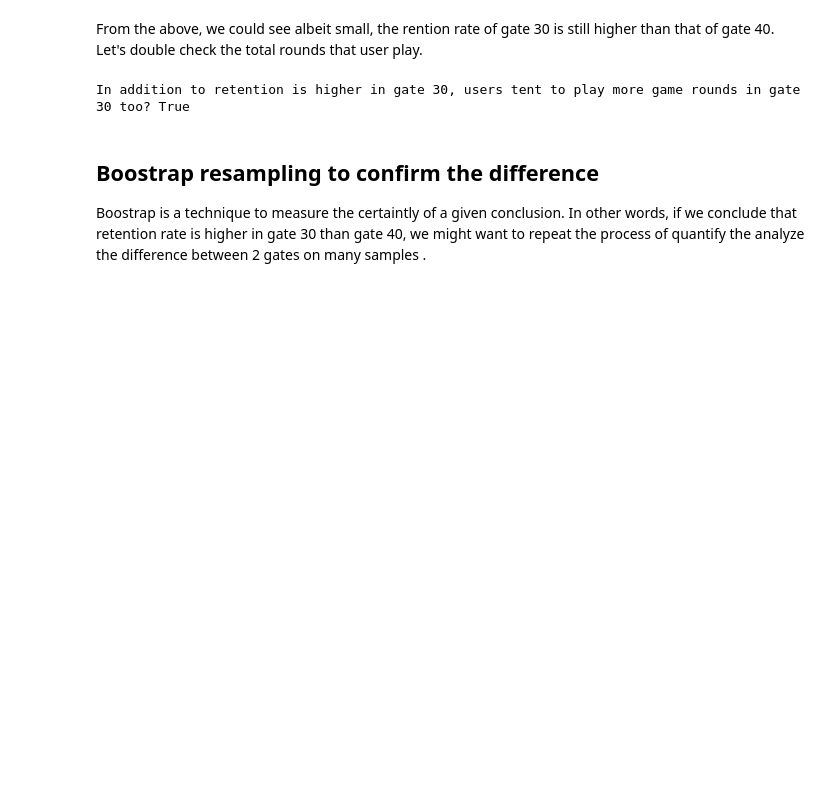
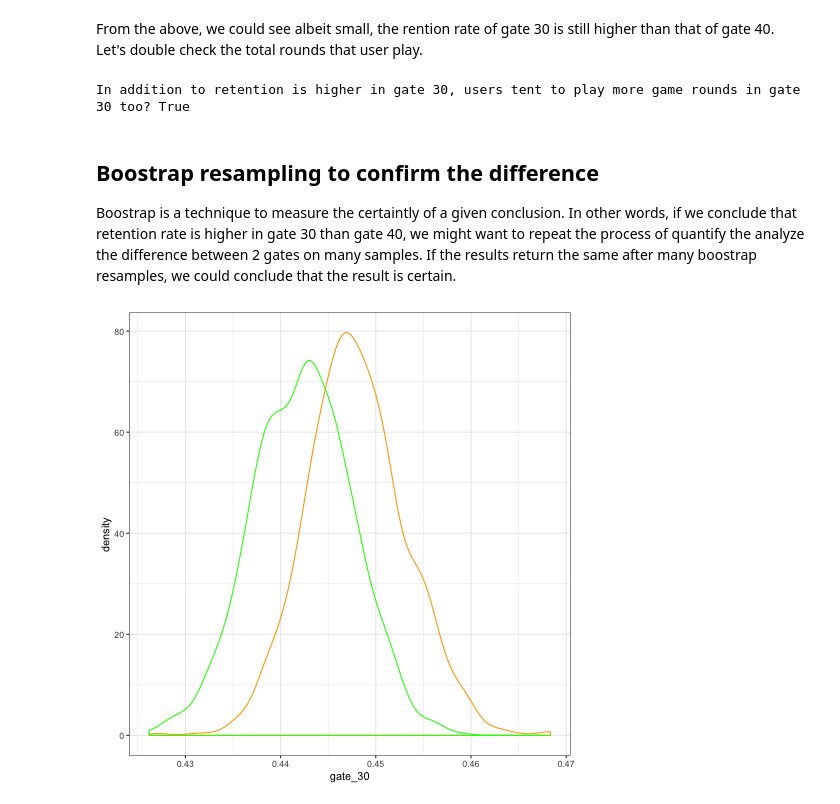
Before and after one commit to Diem-Nguyen/mobile_game_A-B_testing, a Jupyter notebook: cookie_cats.ipynb, the cells around one changed output. Cells and saved outputs as stored; diff of their text form; code cells hidden in the pictures; blank space fills up the shorter version.

Commit message:
distribution of boostrap retention day 1

```diff
--- a/cookie_cats.ipynb
+++ b/cookie_cats.ipynb
@@ -200,4 +200,23 @@ In addition to retention is higher in gate 30, users tent to play more game roun
 # %% [markdown]
 ## Boostrap resampling to confirm the difference
 
-Boostrap is a technique to measure the certaintly of a given conclusion. In other words, if we conclude that retention rate is higher in gate 30 than gate 40, we might want to repeat the process of quantify the analyze the difference between 2 gates on many samples .
+Boostrap is a technique to measure the certaintly of a given conclusion. In other words, if we conclude that retention rate is higher in gate 30 than gate 40, we might want to repeat the process of quantify the analyze the difference between 2 gates on many samples.
+If the results return the same after many boostrap resamples, we could conclude that the result is certain.
+# %%
+# Creating a list with bootstrapped means for each AB-group (i.e. game version)
+boot_1 = []
+for i in range(1000):
+    boot_mean = df.sample(frac = 0.2,replace = True).groupby('version')['retention_1'].mean()
+    boot_1.append(boot_mean)
+
+# Transforming the list to a DataFrame
+boot_1 = pd.DataFrame(boot_1)
+# %%
+%%R -i boot_1
+theme_set(theme_bw())
+
+ggplot(boot_1)+
+    geom_density(aes(gate_30), color = 'orange')+
+    geom_density(aes(gate_40), color = 'green')
+# %% [output]
+[figure, added]
```
Also changed, not shown: parts of 1 cell of this notebook.
